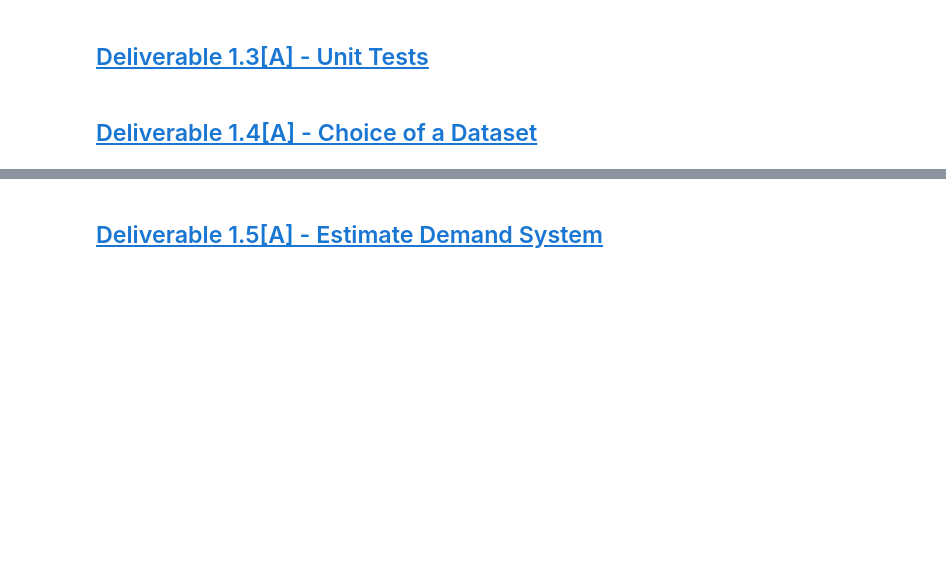
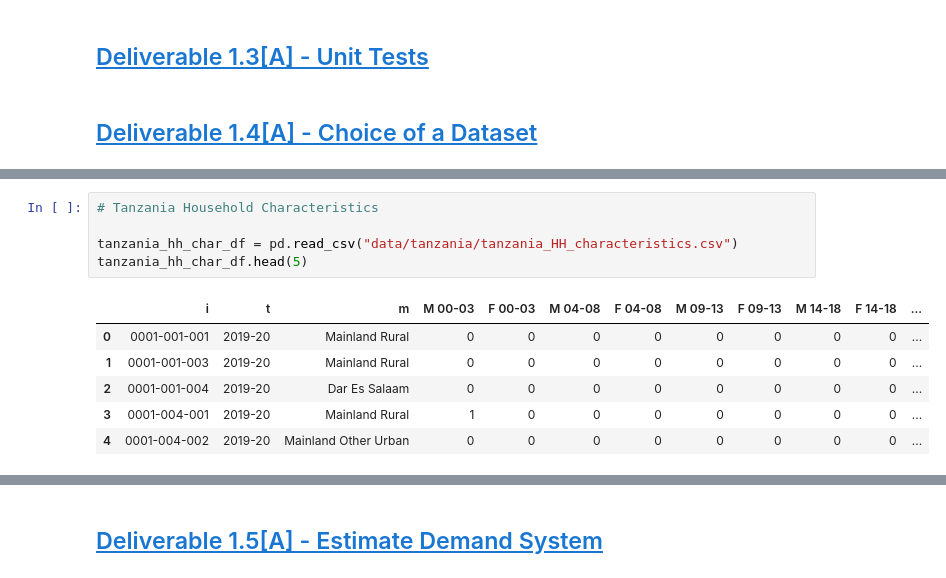
Before and after one commit to vishalival/eep153-norman-borlaug, a Jupyter notebook: final_code.ipynb, the cells around one changed output, grey strips where cells are left out. Drawn from its saved outputs; the diff is of its cells as text; blank space fills up the shorter version.

Commit message:
added data, added python notebook

```diff
--- a/final_code.ipynb
+++ b/final_code.ipynb
@@ -34,0 +102,12 @@ import numpy as np
+# %%
+# Tanzania Household Characteristics
+
+tanzania_hh_char_df = pd.read_csv("data/tanzania/tanzania_HH_characteristics.csv")
+tanzania_hh_char_df.head(5)
+# %% [output]
+|  | i | t | m | M 00-03 | F 00-03 | M 04-08 | F 04-08 | M 09-13 | F 09-13 | M 14-18 | F 14-18 | ... |
+| 0 | 0001-001-001 | 2019-20 | Mainland Rural | 0 | 0 | 0 | 0 | 0 | 0 | 0 | 0 | ... |
+| 1 | 0001-001-003 | 2019-20 | Mainland Rural | 0 | 0 | 0 | 0 | 0 | 0 | 0 | 0 | ... |
+| 2 | 0001-001-004 | 2019-20 | Dar Es Salaam | 0 | 0 | 0 | 0 | 0 | 0 | 0 | 0 | ... |
+| 3 | 0001-004-001 | 2019-20 | Mainland Rural | 1 | 0 | 0 | 0 | 0 | 0 | 0 | 0 | ... |
+| 4 | 0001-004-002 | 2019-20 | Mainland Other Urban | 0 | 0 | 0 | 0 | 0 | 0 | 0 | 0 | ... |
```
Also changed, not shown: parts of 12 cells of this notebook, 22 other files.
